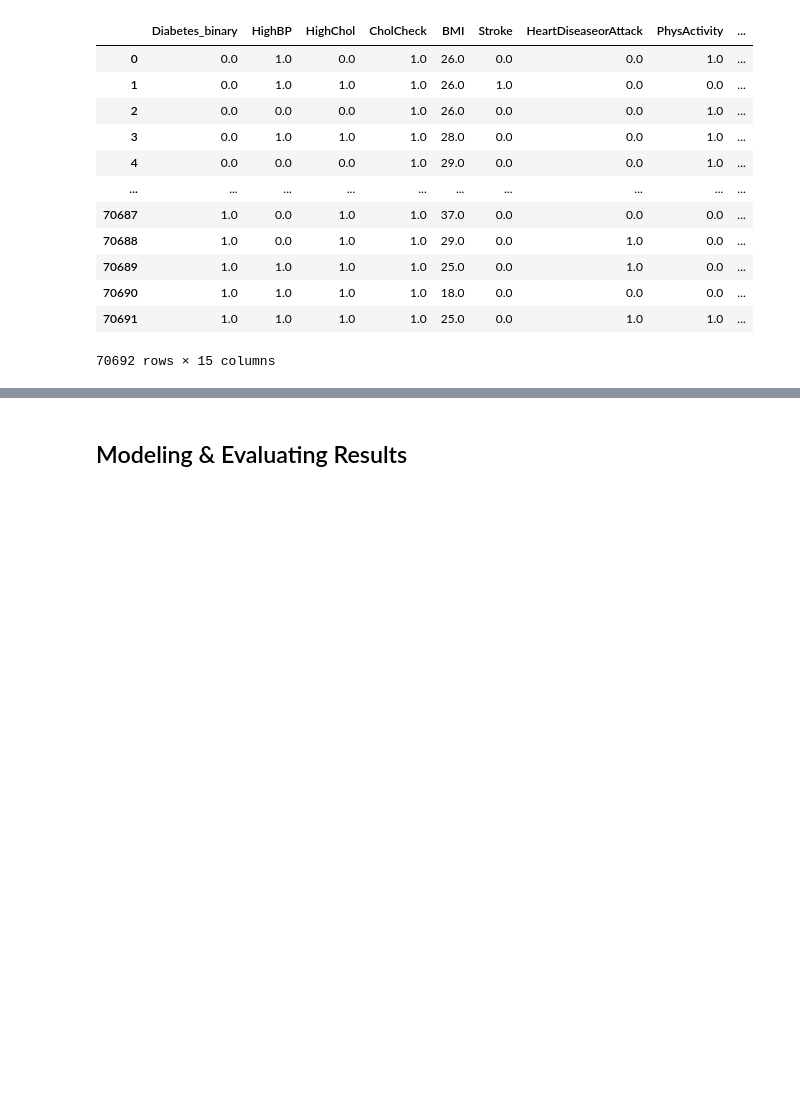
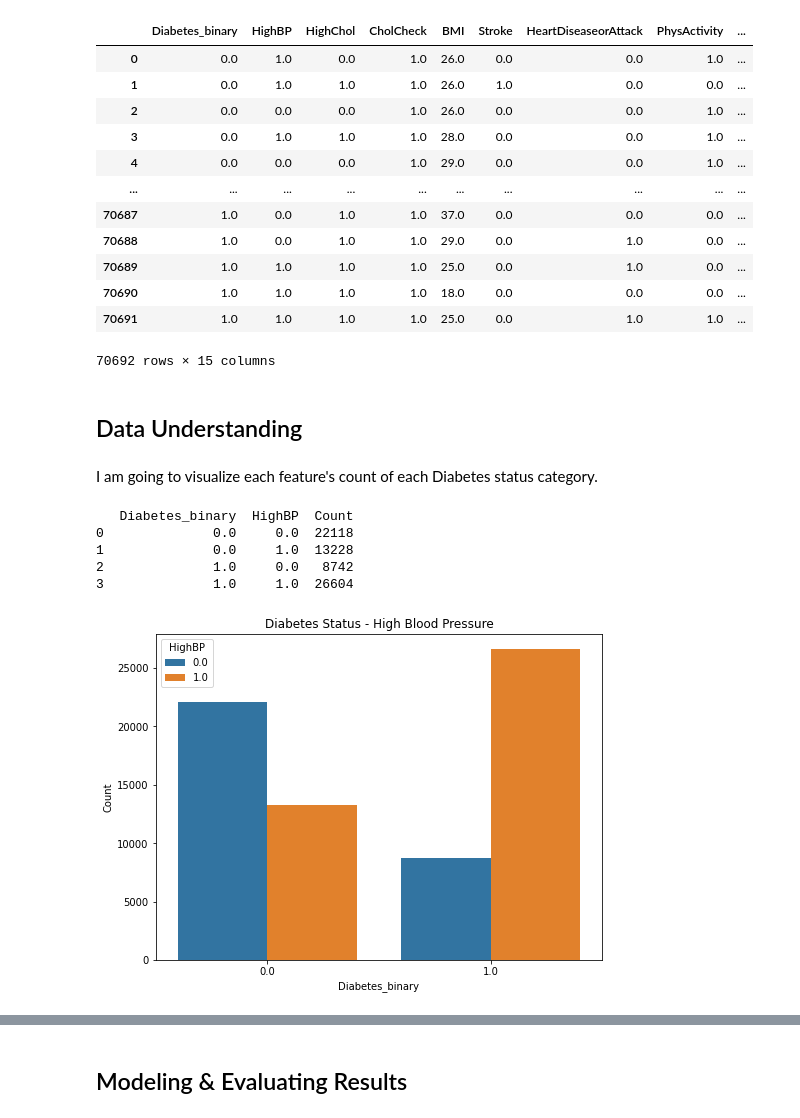
Before and after one commit to catlanhua/ITSC3162, a Jupyter notebook: ITSC3162Project2.ipynb, the cells around one changed output, grey strips where cells are left out. Cells and saved outputs as stored; diff of their text form; code cells hidden in the pictures; blank space fills up the shorter version.

Commit message:
Added visualization for data understanding

```diff
--- a/ITSC3162Project2.ipynb
+++ b/ITSC3162Project2.ipynb
@@ -179,3 +179,23 @@ data
 | 70690 | 1.0 | 1.0 | 1.0 | 1.0 | 18.0 | 0.0 | 0.0 | 0.0 | ... |
 | 70691 | 1.0 | 1.0 | 1.0 | 1.0 | 25.0 | 0.0 | 1.0 | 1.0 | ... |
 70692 rows × 15 columns
+# %% [markdown]
+## Data Understanding
+# %% [markdown]
+I am going to visualize each feature's count of each Diabetes status category.
+# %%
+# group Diabetes_binary & HighBP
+diabetes_bp = data.groupby(['Diabetes_binary', 'HighBP']).size().reset_index(name = 'Count')
+print(diabetes_bp)
+# visualize
+plt.figure(figsize = (8,6))
+sns.barplot(x = 'Diabetes_binary', y = 'Count', hue = 'HighBP', data = diabetes_bp)
+plt.title("Diabetes Status - High Blood Pressure")
+plt.show()
+# %% [output]
+   Diabetes_binary  HighBP  Count
+0              0.0     0.0  22118
+1              0.0     1.0  13228
+2              1.0     0.0   8742
+3              1.0     1.0  26604
+[figure, added]
```
Also changed, not shown: parts of 51 cells of this notebook.
